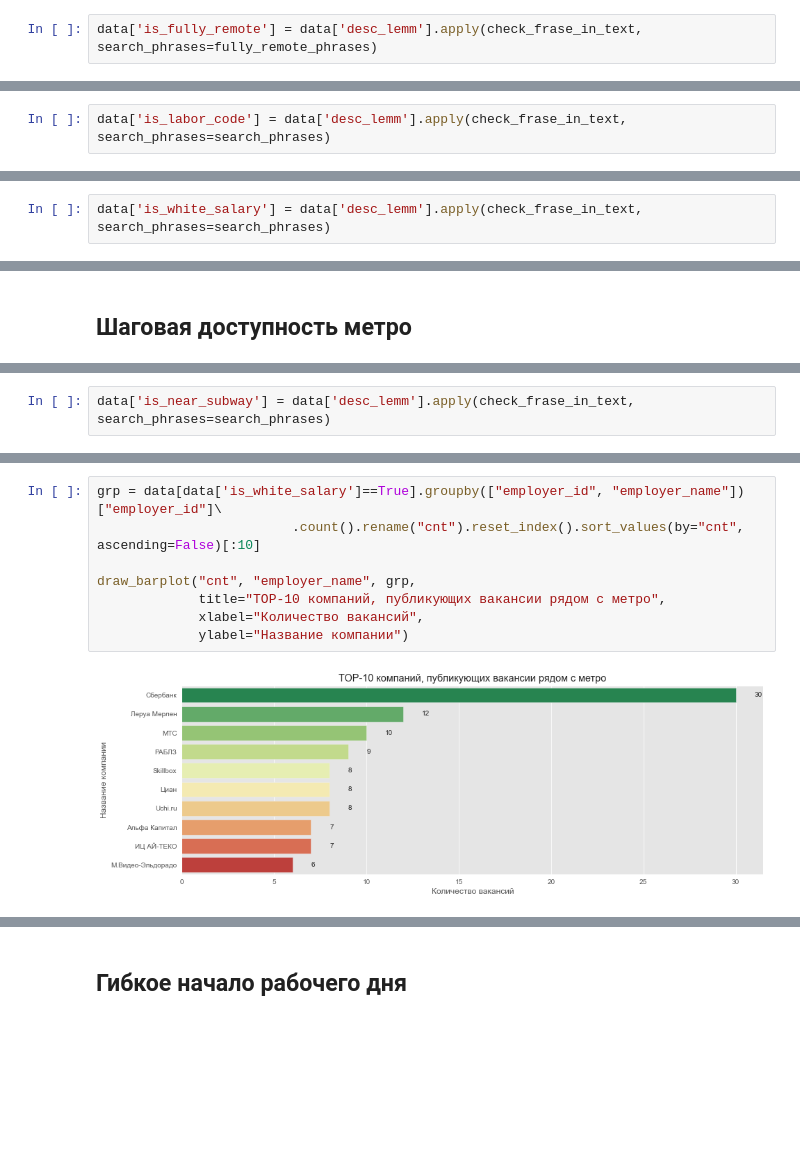
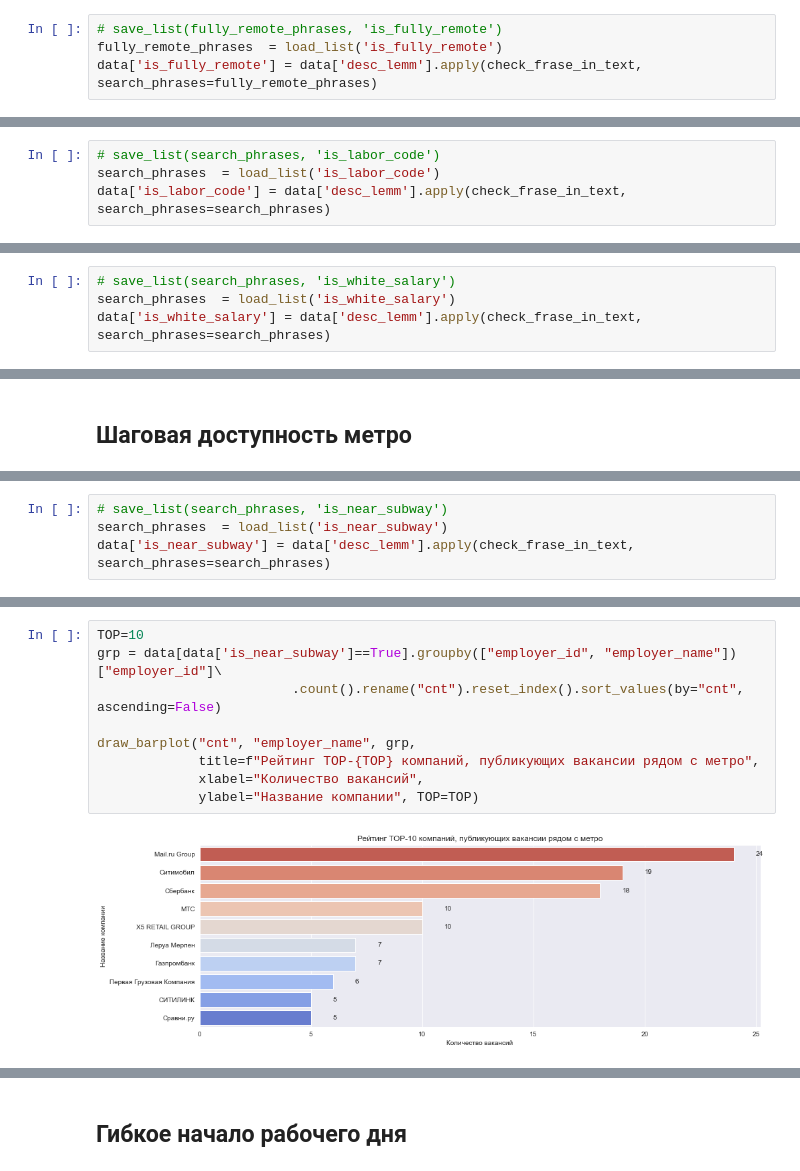
Before and after one commit to roalte/advanced-job-analysis, a Jupyter notebook: advanced-job-analysis-v1.ipynb, the cells around one changed output, grey strips where cells are left out. Cells and saved outputs as stored; diff of their text form; blank space fills up the shorter version.

```diff
--- a/advanced-job-analysis-v1.ipynb
+++ b/advanced-job-analysis-v1.ipynb
@@ -1057,4 +896,6 @@ fully_remote_phrases =  ['100 remote', '100 удалённый','completely remo
 # %%
+# save_list(fully_remote_phrases, 'is_fully_remote')
+fully_remote_phrases  = load_list('is_fully_remote')
 data['is_fully_remote'] = data['desc_lemm'].apply(check_frase_in_text, search_phrases=fully_remote_phrases)
 # %%
 print(f"Количество вакансий с упоминанием удалённой работы: {len(data[data['is_any_remote']==True])}")
@@ -1114,4 +940,6 @@ search_phrases = ["тк рф", "labor code"]
 # %%
+# save_list(search_phrases, 'is_labor_code')
+search_phrases  = load_list('is_labor_code')
 data['is_labor_code'] = data['desc_lemm'].apply(check_frase_in_text, search_phrases=search_phrases)
 # %%
 search_len = len(data[data['is_labor_code']==True])
@@ -1206,4 +982,6 @@ search_phrases = [
 # %%
+# save_list(search_phrases, 'is_white_salary')
+search_phrases  = load_list('is_white_salary')
 data['is_white_salary'] = data['desc_lemm'].apply(check_frase_in_text, search_phrases=search_phrases)
 # %%
 search_len = len(data[data['is_white_salary']==True])
@@ -1300,4 +1024,6 @@ search_phrases = [
 # %%
+# save_list(search_phrases, 'is_near_subway')
+search_phrases  = load_list('is_near_subway')
 data['is_near_subway'] = data['desc_lemm'].apply(check_frase_in_text, search_phrases=search_phrases)
 # %%
 search_len = len(data[data['is_near_subway']==True])
@@ -1307,10 +1033,11 @@ print("Количество вакансий рядом с метро: {} ({:.2f
 # %%
-grp = data[data['is_white_salary']==True].groupby(["employer_id", "employer_name"])["employer_id"]\
-                         .count().rename("cnt").reset_index().sort_values(by="cnt", ascending=False)[:10]
+TOP=10
+grp = data[data['is_near_subway']==True].groupby(["employer_id", "employer_name"])["employer_id"]\
+                         .count().rename("cnt").reset_index().sort_values(by="cnt", ascending=False)
 
 draw_barplot("cnt", "employer_name", grp,
-             title="TOP-10 компаний, публикующих вакансии рядом с метро",
+             title=f"Рейтинг TOP-{TOP} компаний, публикующих вакансии рядом с метро",
              xlabel="Количество вакансий",
-             ylabel="Название компании")
+             ylabel="Название компании", TOP=TOP)
 # %% [output]
-[figure, old version]
+[figure, new version]
```
Also changed, not shown: parts of 147 cells of this notebook.
